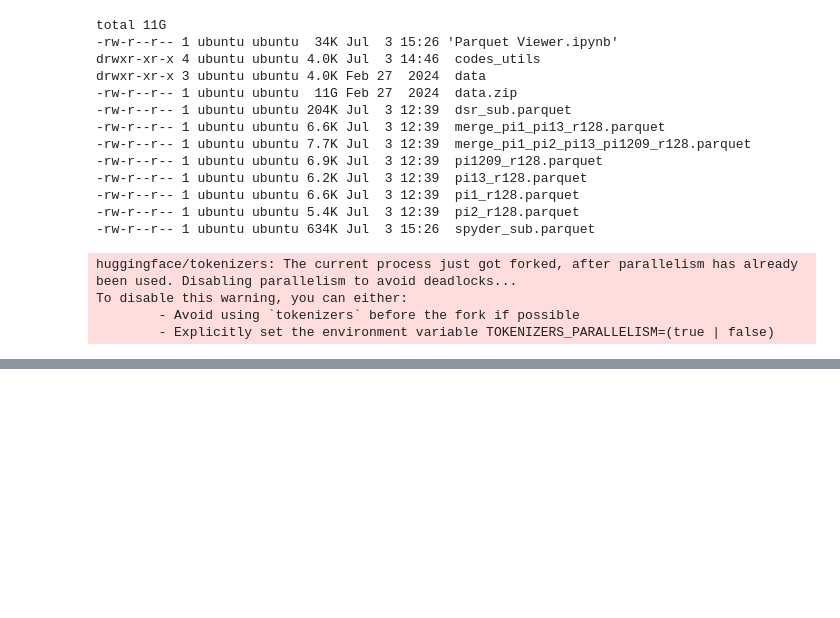
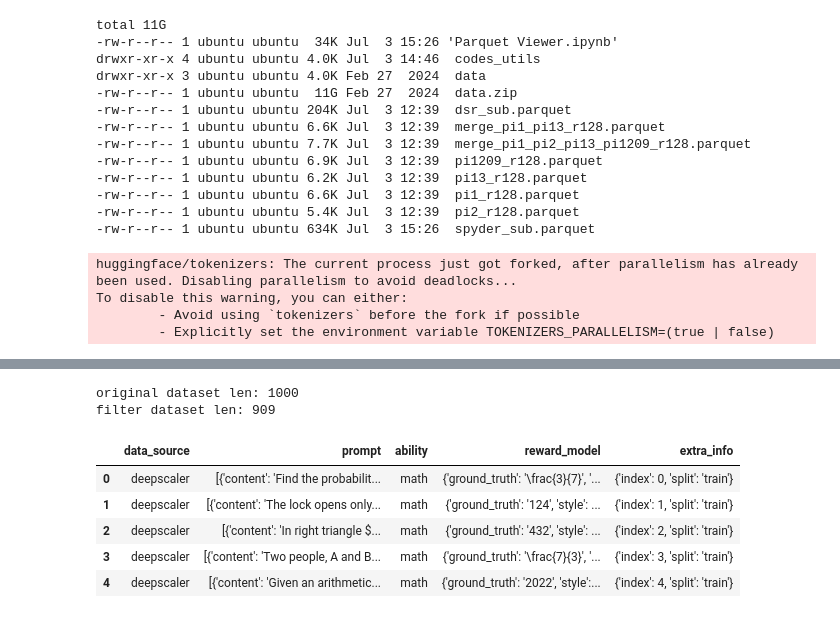
Before and after one commit to aman313/One-Shot-RLVR-Codes, a Jupyter notebook: data/train/one_shot_rlvr/Parquet Viewer.ipynb, the cells around one changed output, grey strips where cells are left out. Drawn from its saved outputs; the diff is of its cells as text; code cells hidden in the pictures; blank space fills up the shorter version.

Commit message:
create rlhf without chat template

```diff
--- a/data/train/one_shot_rlvr/Parquet Viewer.ipynb
+++ b/data/train/one_shot_rlvr/Parquet Viewer.ipynb
@@ -159,0 +184,26 @@ To disable this warning, you can either:
+# %%
+dataset = RLHFDataset(parquet_files='spyder_sub.parquet',
+                     tokenizer=tokenizer,
+                     prompt_key="prompt",
+                     max_prompt_length=1024,
+                     filter_prompts=True,
+                     return_raw_chat=False,
+                     truncation='error',
+                     use_chat_template = False
+                     )
+# %% [output]
+original dataset len: 1000
+filter dataset len: 909
+# %%
+import pandas as pd
+spyder_dataset = pd.read_parquet('spyder_sub.parquet')
+dsr_dataset = pd.read_parquet('dsr_sub.parquet')
+# %%
+dsr_dataset.head()
+# %% [output]
+|  | data_source | prompt | ability | reward_model | extra_info |
+| 0 | deepscaler | [{'content': 'Find the probabilit... | math | {'ground_truth': '\frac{3}{7}', '... | {'index': 0, 'split': 'train'} |
+| 1 | deepscaler | [{'content': 'The lock opens only... | math | {'ground_truth': '124', 'style': ... | {'index': 1, 'split': 'train'} |
+| 2 | deepscaler | [{'content': 'In right triangle $... | math | {'ground_truth': '432', 'style': ... | {'index': 2, 'split': 'train'} |
+| 3 | deepscaler | [{'content': 'Two people, A and B... | math | {'ground_truth': '\frac{7}{3}', '... | {'index': 3, 'split': 'train'} |
+| 4 | deepscaler | [{'content': 'Given an arithmetic... | math | {'ground_truth': '2022', 'style':... | {'index': 4, 'split': 'train'} |
```
Also changed, not shown: parts of 4 cells of this notebook, 6 other files.
